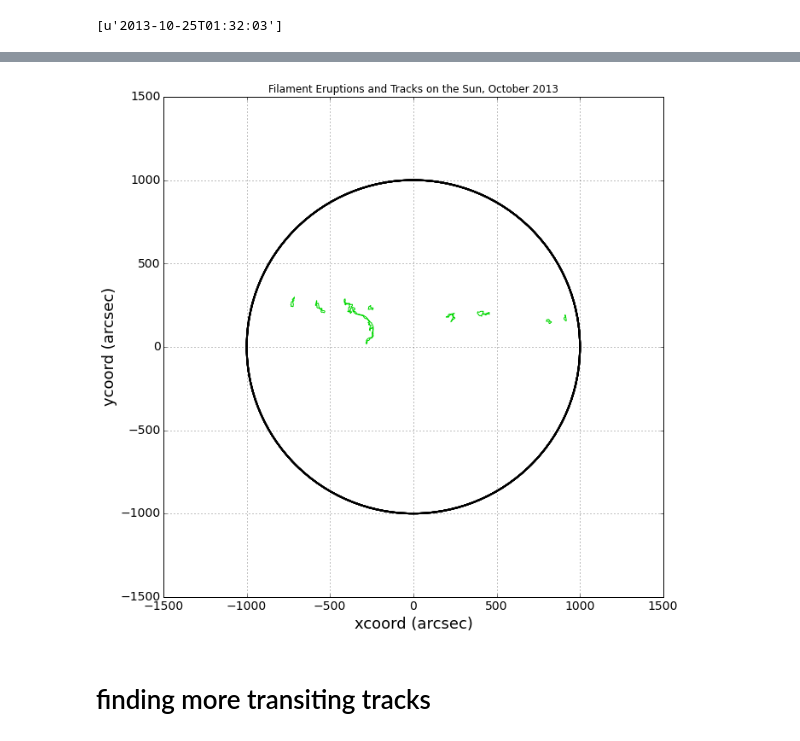
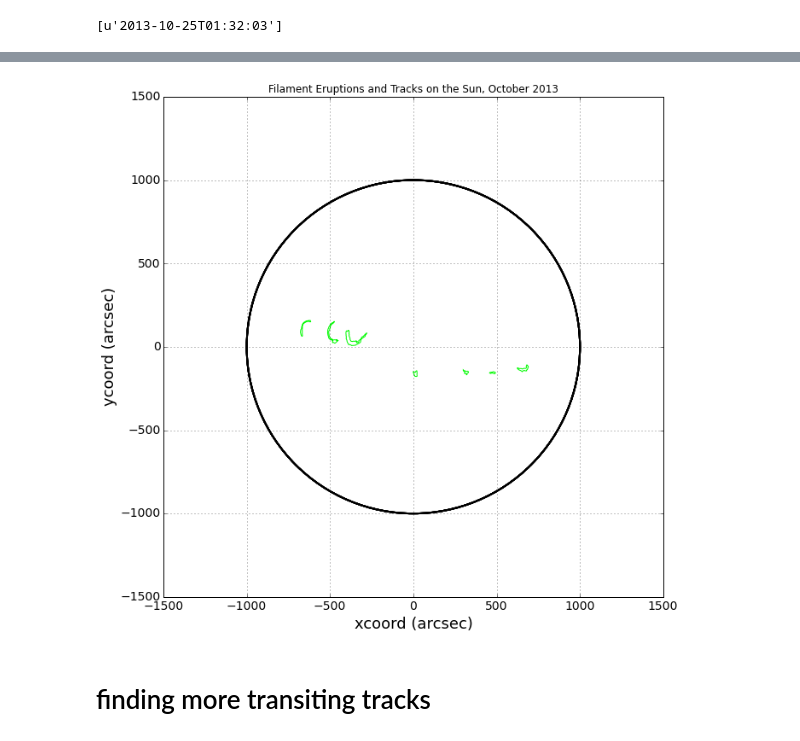
Before and after one commit to Nschanche/Filament_tracking, a Jupyter notebook: Fil_eruption_Oct_2013.ipynb, the cells around one changed output, grey strips where cells are left out. Drawn from its saved outputs; the diff is of its cells as text; code cells hidden in the pictures.

```diff
--- a/Fil_eruption_Oct_2013.ipynb
+++ b/Fil_eruption_Oct_2013.ipynb
@@ -627,7 +627,7 @@ print timeerup
 # %%
 #### to check tracks that aren't "good" for some reason
 noerup=[]
-check_track1=[152.0]
+check_track1=[166.0]
 check_poly1=[]
 for i in range(len(good_tracks)): #iterating through the whole list of tracks
     #if good_tracks['Track No.'][i] in intersected and good_tracks['Track No.'][i] in okay_filaments:   #if the track number is in the list created previously
@@ -648,4 +647,4 @@ for poly in check_poly1: #plotting those filaments that have eruptions contained
-[figure, old version]
+[figure, new version]
 # %% [markdown]
 # finding more transiting tracks
 # %%
```
Also changed, not shown: parts of 4 cells of this notebook, 2 other files.
